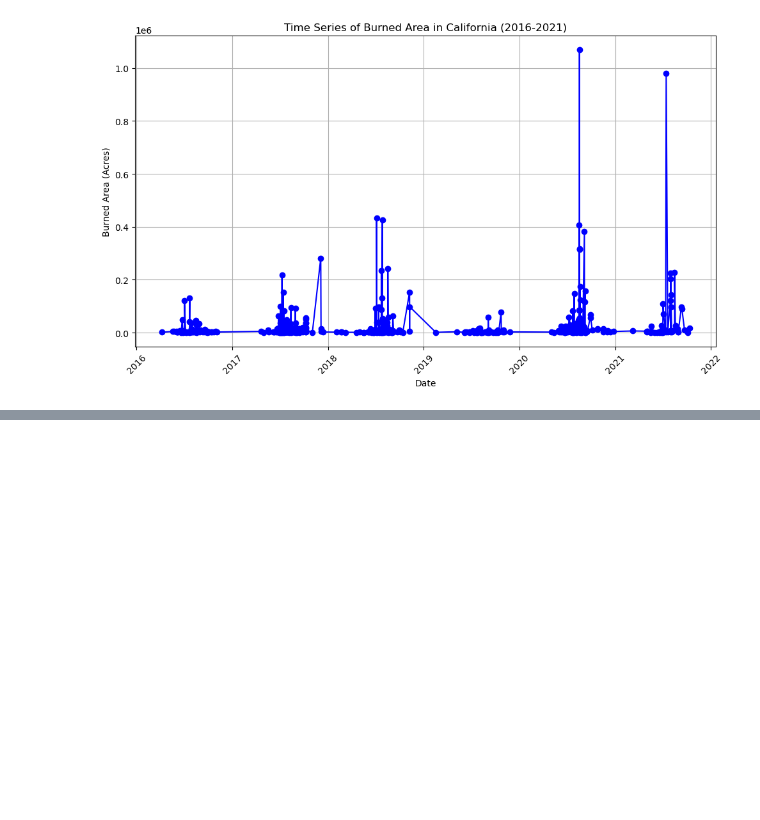
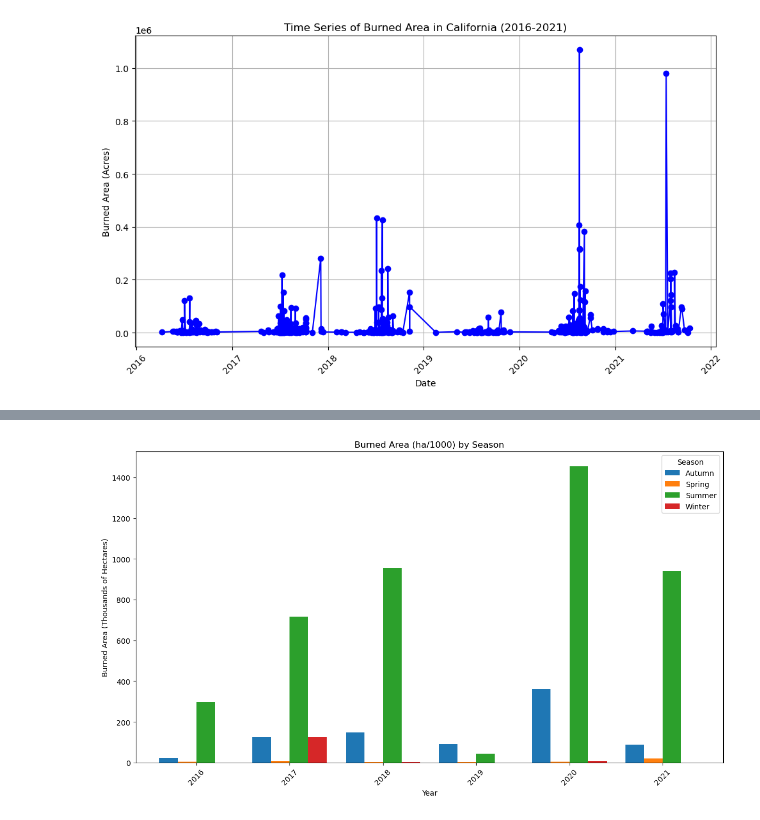
Before and after one commit to bikal3/geog313-final-project, a Jupyter notebook: mtbs_example.ipynb, the cells around one changed output, grey strips where cells are left out. Cells and saved outputs as stored; diff of their text form; code cells hidden in the pictures; blank space fills up the shorter version.

```diff
--- a/mtbs_example.ipynb
+++ b/mtbs_example.ipynb
@@ -61,0 +151,33 @@ else:
+# %%
+# Function to plot BurnBndHa_1000 by seasonality with side-by-side bars
+def plot_burned_area_by_season_hectars(df):
+    if df.empty:
+        print("No data available to plot.")
+        return
+    # Convert BurnBndAc from acres to hectares and then to ha/1000
+    df['BurnBndHa'] = (df['BurnBndAc'] * 0.404686) / 1000
+    df.rename(columns={'BurnBndHa': 'BurnBndHa_1000'}, inplace=True)
+
+    # Add Year and Season columns
+    df['Year'] = df['Date'].dt.year
+    df['Season'] = df['Date'].dt.month.apply(get_season)
+
+    # Group by Year and Season and sum the burned area
+    season_summary = df.groupby(['Year', 'Season'])['BurnBndHa_1000'].sum().reset_index()
+
+    # Pivot for easier plotting
+    pivot_df = season_summary.pivot(index='Year', columns='Season', values='BurnBndHa_1000').fillna(0)
+
+    # Plot side-by-side bars
+    pivot_df.plot(kind='bar', figsize=(12, 7), width=0.8)
+    plt.title('Burned Area (ha/1000) by Season')
+    plt.xlabel('Year')
+    plt.ylabel('Burned Area (Thousands of Hectares)')
+    plt.legend(title='Season')
+    plt.xticks(rotation=45)
+    plt.tight_layout()
+    plt.show()
+# %%
+plot_burned_area_by_season_hectars(df)
+# %% [output]
+[figure, added]
```
Also changed, not shown: parts of 5 cells of this notebook.
